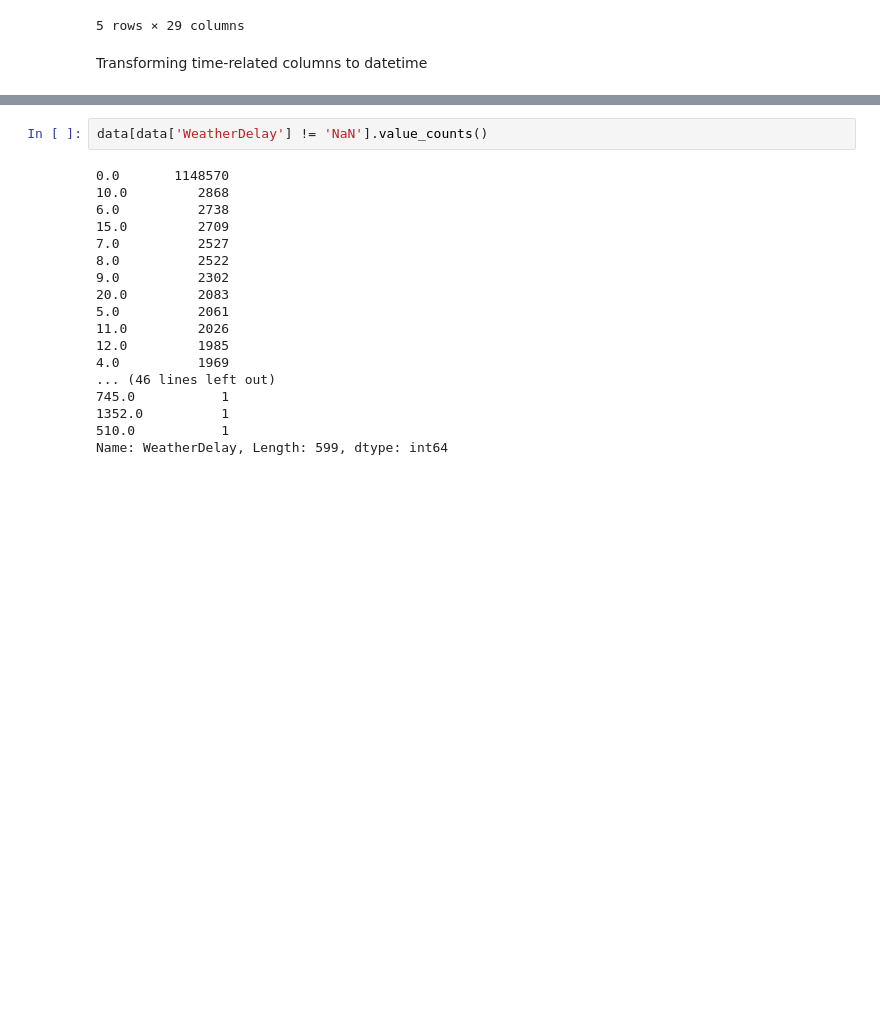
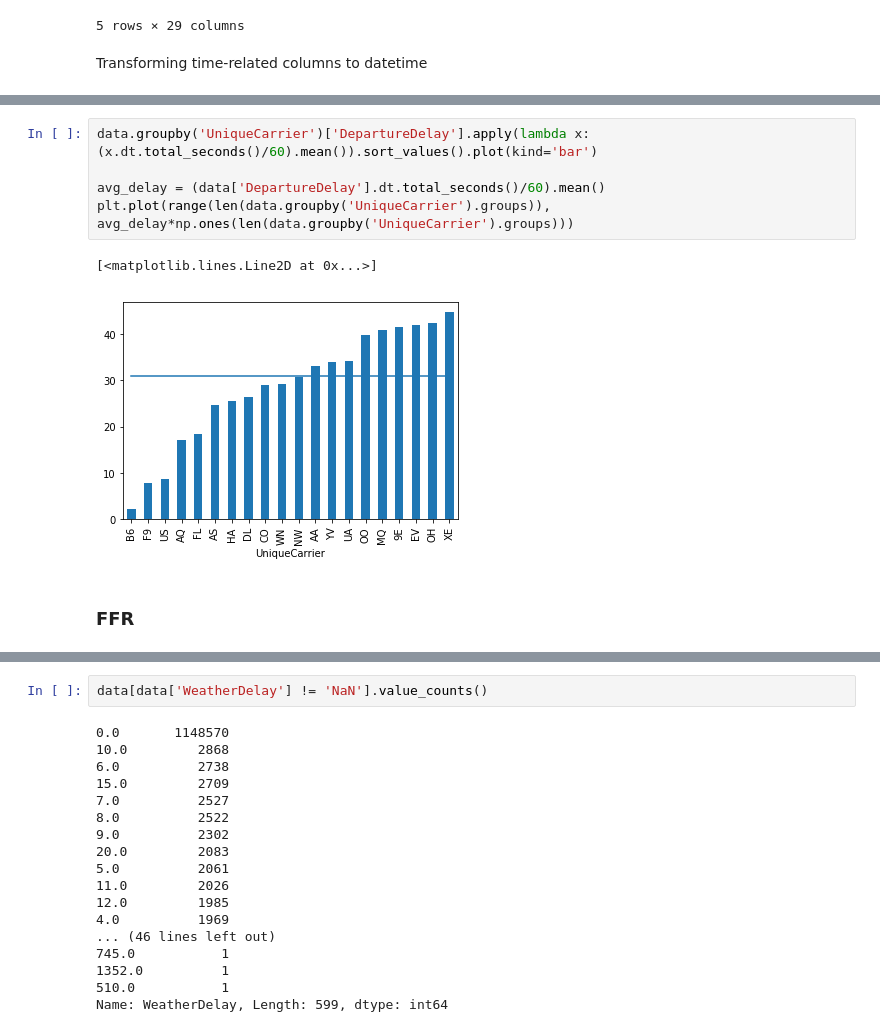
Before and after one commit to larissaleite/FlightsDelay, a Jupyter notebook: flights_delays_analysis.ipynb, the cells around one changed output, grey strips where cells are left out. Saved outputs shown, nothing was run; the diff lists cells and outputs as text; blank space fills up the shorter version.

```diff
--- a/flights_delays_analysis.ipynb
+++ b/flights_delays_analysis.ipynb
@@ -110,0 +126,10 @@ data.head()
+# %%
+data.groupby('UniqueCarrier')['DepartureDelay'].apply(lambda x: (x.dt.total_seconds()/60).mean()).sort_values().plot(kind='bar')
+
+avg_delay = (data['DepartureDelay'].dt.total_seconds()/60).mean()
+plt.plot(range(len(data.groupby('UniqueCarrier').groups)), avg_delay*np.ones(len(data.groupby('UniqueCarrier').groups)))
+# %% [output]
+[<matplotlib.lines.Line2D at 0x...>]
+[figure, added]
+# %% [markdown]
+### FFR
```
Also changed, not shown: parts of 9 cells of this notebook, 1 other file.
